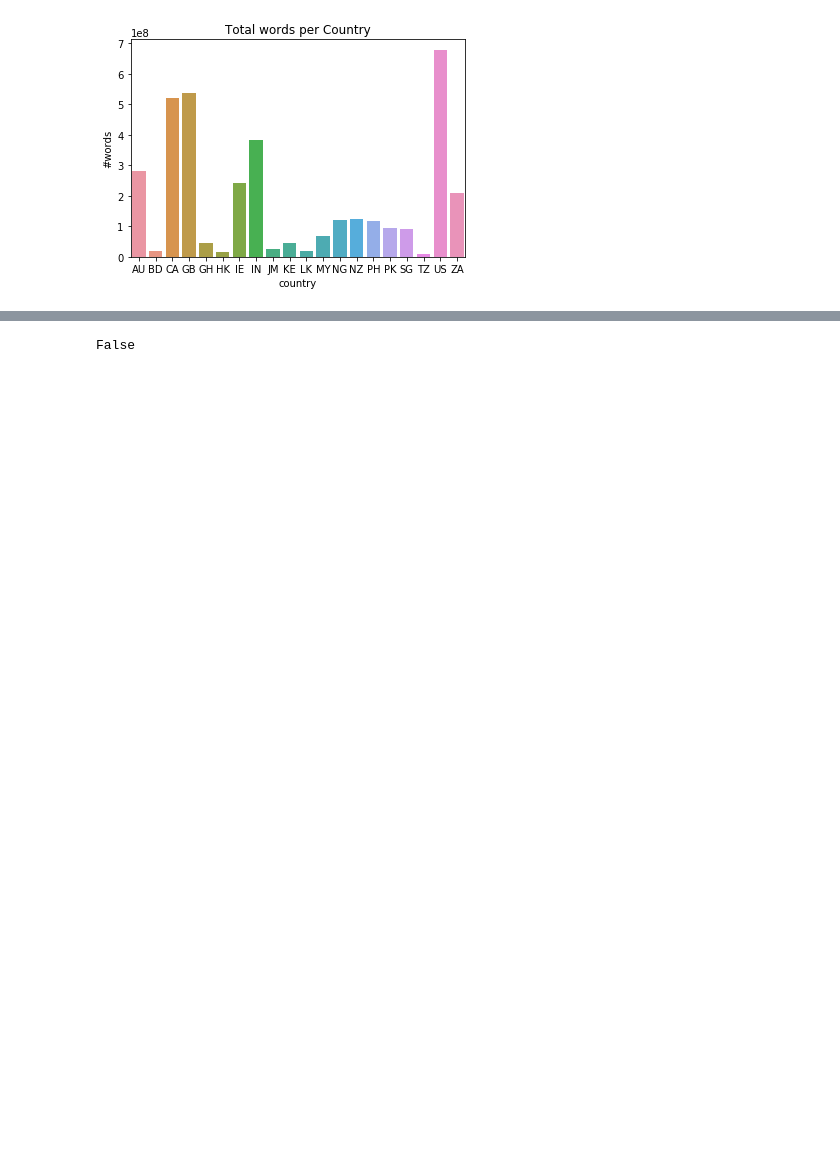
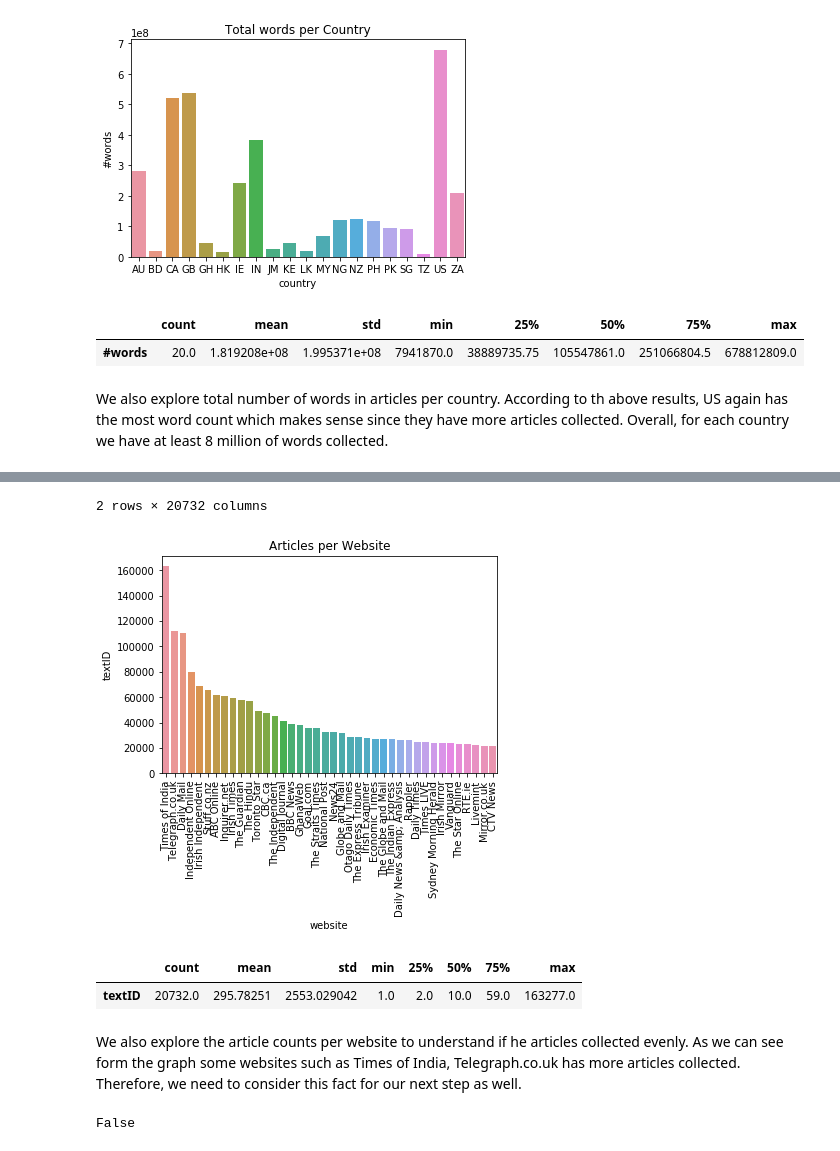
Before and after one commit to camligorkem/ADA_2018_Project, a Jupyter notebook: Source_data_exploration.ipynb, the cells around one changed output, grey strips where cells are left out. Cells and saved outputs as stored; diff of their text form; code cells hidden in the pictures; blank space fills up the shorter version.

Commit message:
Source Data Exploration comments explanaions added

```diff
--- a/Source_data_exploration.ipynb
+++ b/Source_data_exploration.ipynb
@@ -152,6 +193,13 @@ ax = sns.barplot(x="country", y="#words", data=words_per_country).set_title('Tot
 | country | AU | BD | CA | GB | GH | HK | IE | IN | JM | KE | LK | ... |
 | #words | 280223620 | 17899964 | 519548548 | 537543670 | 43738013 | 14120315 | 241347866 | 383914249 | 24693984 | 43621653 | 20122787 | ... |
 [figure]
+# %%
+words_per_country.describe().T
+# %% [output]
+|  | count | mean | std | min | 25% | 50% | 75% | max |
+| #words | 20.0 | 1.819208e+08 | 1.995371e+08 | 7941870.0 | 38889735.75 | 105547861.0 | 251066804.5 | 678812809.0 |
+# %% [markdown]
+We also explore total number of words in articles per country. According to th above results, US again has the most word count which makes sense since they have more articles collected. Overall, for each country we have at least 8 million of words collected.
 # %%
 # How many articles per website?
 articles_per_website = sources.groupby(by=['website'])['textID'].count()
@@ -160,4 +208,7 @@ articles_per_website.sort_values(ascending=False, inplace=True)
 articles_per_website = pd.DataFrame(articles_per_website)
 articles_per_website = articles_per_website.reset_index()
 display(articles_per_website.T)
-ax = sns.barplot(x="website", y="textID", data=articles_per_website[:50]).set_title('Articles per Website')
+ax1 = sns.barplot(x="website", y="textID", data=articles_per_website[:40]).set_title('Articles per Website')
+plt.xticks(rotation=90)
+plt.show()
+# %% [output]
@@ -164,3 +218,12 @@ ax = sns.barplot(x="website", y="textID", data=articles_per_website[:50]).set_ti
+2 rows × 20732 columns
+[figure, added]
+# %%
+articles_per_website.describe().T
+# %% [output]
+|  | count | mean | std | min | 25% | 50% | 75% | max |
+| textID | 20732.0 | 295.78251 | 2553.029042 | 1.0 | 2.0 | 10.0 | 59.0 | 163277.0 |
+# %% [markdown]
+We also explore the article counts per website to understand if he articles collected evenly. As we can see form the graph some websites such as Times of India, Telegraph.co.uk has more articles collected. Therefore, we need to consider this fact for our next step as well.
 # %%
 # Is URLs unique?
 sources.url.is_unique
```
Also changed, not shown: parts of 18 cells of this notebook.
